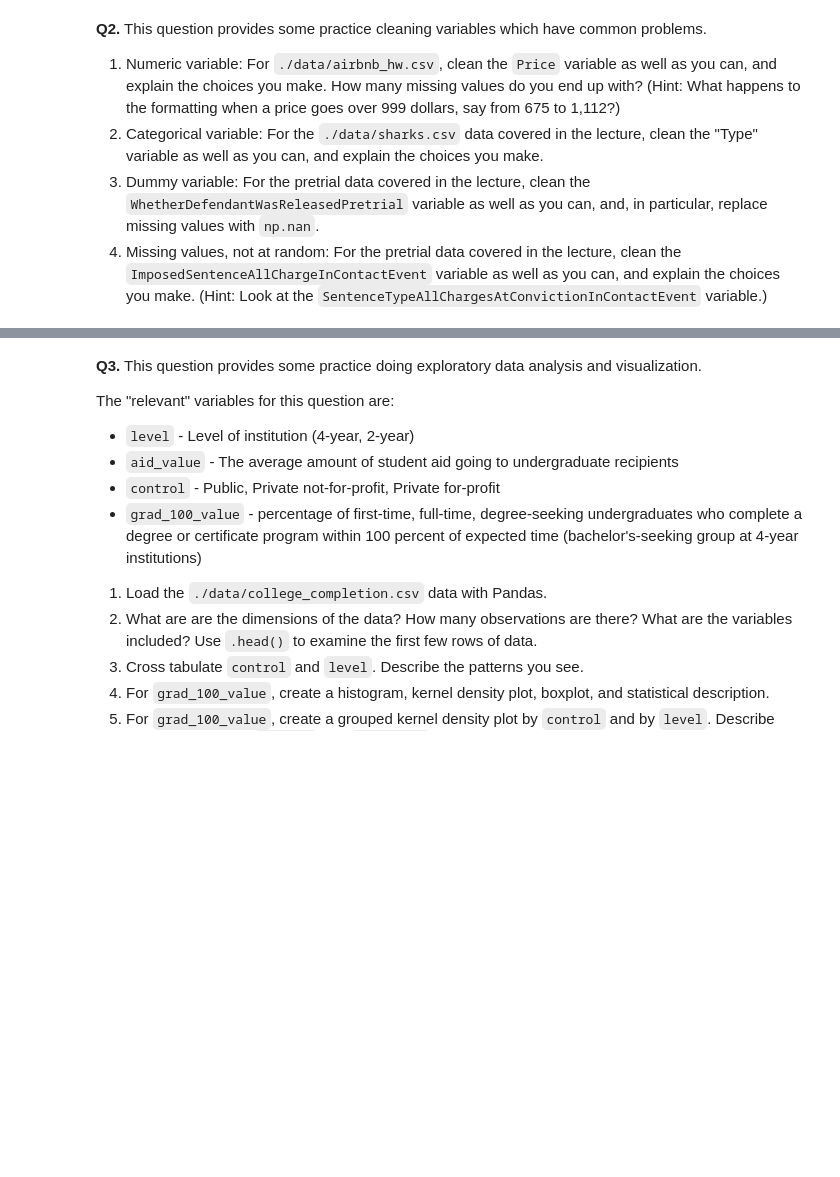
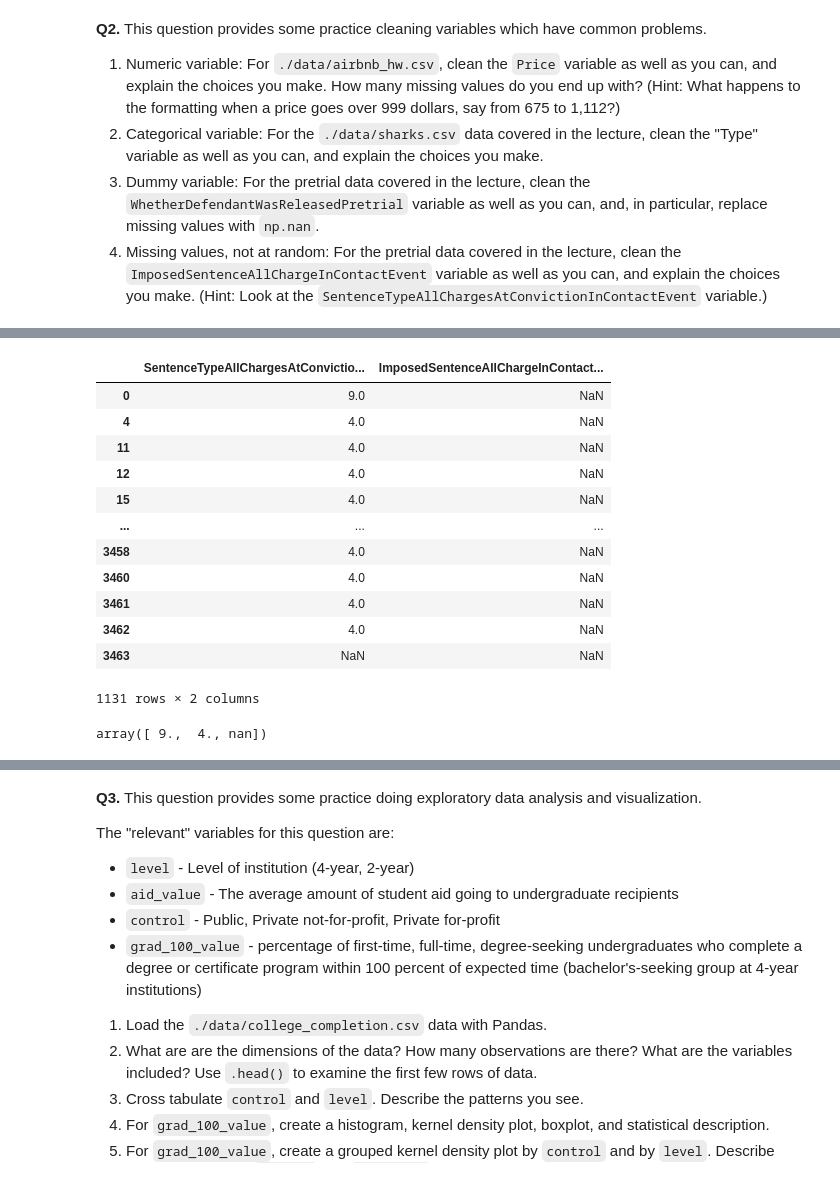
Before and after one commit to Ann924/assignment2, a Jupyter notebook: Copy_of_assignment2.ipynb, the cells around one changed output, grey strips where cells are left out. Saved outputs shown, nothing was run; the diff lists cells and outputs as text; code cells hidden in the pictures; blank space fills up the shorter version.

```diff
--- a/Copy_of_assignment2.ipynb
+++ b/Copy_of_assignment2.ipynb
@@ -63,0 +244,21 @@ FileNotFoundError: ignored
+# %%
+var2 = "SentenceTypeAllChargesAtConvictionInContactEvent"
+df.loc[df[var].isnull()][[var2, var]]
+# %% [output]
+|  | SentenceTypeAllChargesAtConvictio... | ImposedSentenceAllChargeInContact... |
+| 0 | 9.0 | NaN |
+| 4 | 4.0 | NaN |
+| 11 | 4.0 | NaN |
+| 12 | 4.0 | NaN |
+| 15 | 4.0 | NaN |
+| ... | ... | ... |
+| 3458 | 4.0 | NaN |
+| 3460 | 4.0 | NaN |
+| 3461 | 4.0 | NaN |
+| 3462 | 4.0 | NaN |
+| 3463 | NaN | NaN |
+1131 rows × 2 columns
+# %%
+df.loc[df[var].isnull()][var2].unique()
+# %% [output]
+array([ 9.,  4., nan])
```
Also changed, not shown: parts of 29 cells of this notebook.
